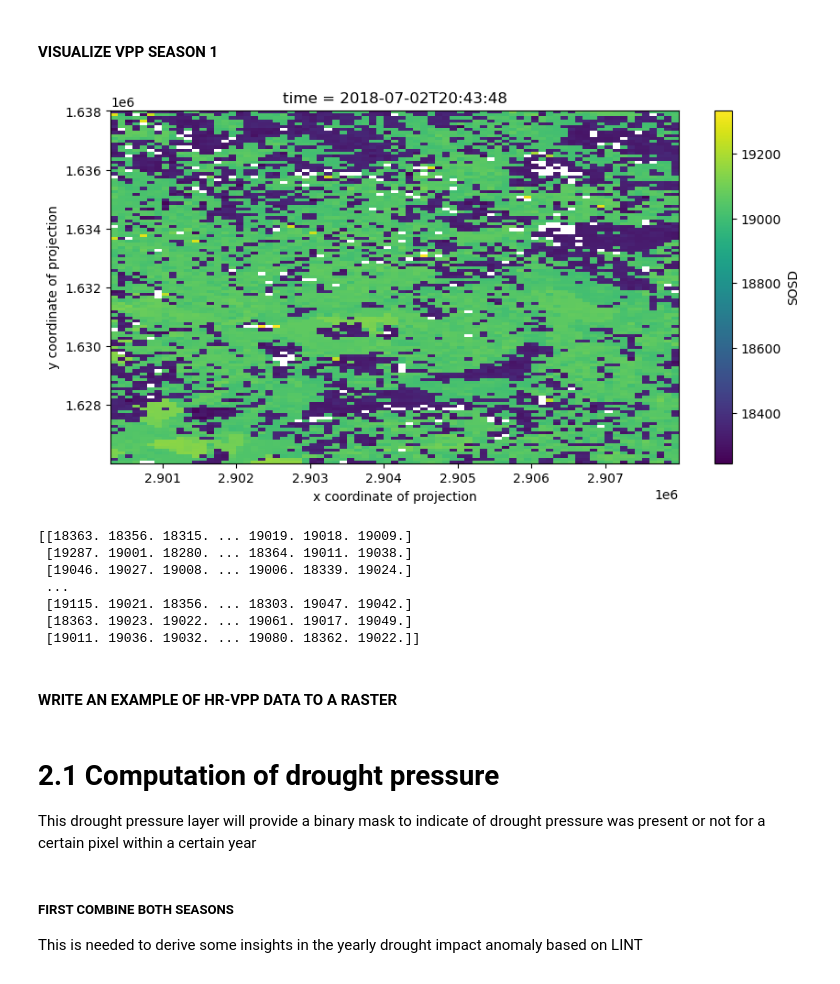
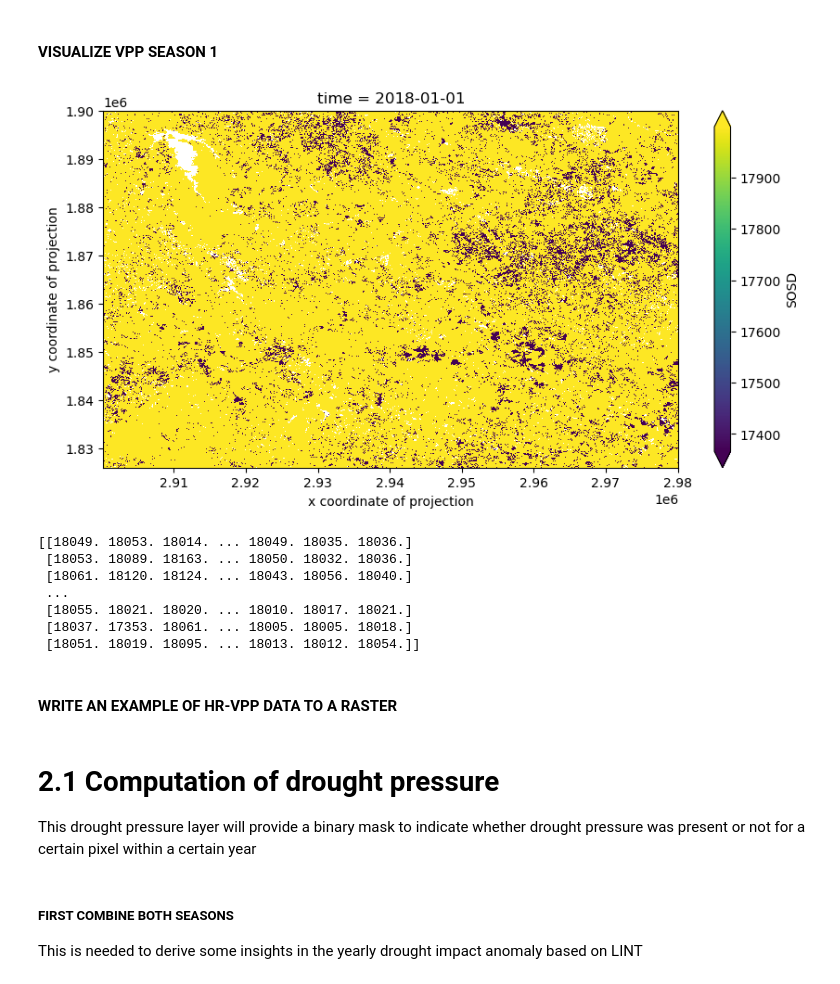
Before and after one commit to VITObelgium/HR-VPP-High-Resolution-Vegetation-Phenology-and-Productivity, a Jupyter notebook: scripts/usecases/notebooks/HR-VPP_drought_usecase.ipynb, the cells around one changed output. Saved outputs shown, nothing was run; the diff lists cells and outputs as text; code cells hidden in the pictures.

Commit message:
Vesion2021_11_18:Drought impact from HR-VPP

```diff
--- a/scripts/usecases/notebooks/HR-VPP_drought_usecase.ipynb
+++ b/scripts/usecases/notebooks/HR-VPP_drought_usecase.ipynb
@@ -117,7 +117,7 @@ Before comparing the two workflows, we will select an Area Of Interest (AOI) tha
 # %%
 # Bounding box in EPSG 3035
 aoi_coords_or = (3893000,3113000,3900000,3115000)#(3893000, 3105416, 3900000, 3110000)
-aoi_coords = (2900300,1626022,2908000,1638000)#(2900300,1626022,2907000,1629000)
+aoi_coords = (2900300,1826022,2980000,1900000)#(2900300,1826022,3000000,1900000) #(2900300,1626022,2908000,1638000)
 # %%
 # For plotting the extent on a map, convert to EPSG:4326
 proj_to_WGS = pyproj.Transformer.from_crs(3035, 4326, always_xy=True)
@@ -188,7 +188,7 @@ os.makedirs(output_folder_csv, exist_ok= True)
 
 In this section we will use the xcube library to build cube and process the SMA data.
 # %%
-def create_xcube_data(band_names, aoi_coords, proj_code, time_period, collection_id, sh_credentials, time_range, spatial_res = 10, creodias = False, datatype  = 'UINT16'):
+def create_xcube_data(band_names, aoi_coords, proj_code, collection_id, sh_credentials, time_range, spatial_res = 10, creodias = False, datatype  = 'UINT16'):
     """Create a datacube from a certain collection ID. This datacube will be clipped to a certain bounding box.
 
     :param band_names: list of bands that need to be requested for the collection #check the documentation to know the available bands.
@@ -197,8 +197,6 @@ def create_xcube_data(band_names, aoi_coords, proj_code, time_period, collection
     :type aoi_coords: tupe with ints or floats
     :param proj_code : url to the projection code in which the datacube should be delivered
     :type proj_code: str
-    :param time_period: the temporal resolution in which the datacube should be delivererd e.g.'1Y' (one layer each year)
-    :type time_period: str
     :param collection_id: the ID of the collection in the EDC to get access to it
     :type collection_id: str
     :param sh_credentials: EDC credentials to access the collection
@@ -215,13 +213,14 @@ def create_xcube_data(band_names, aoi_coords, proj_code, time_period, collection
     :return: datacube with the loaded collection
     :rtype: Xarray dataset
     """
+    aoi_coords = (aoi_coords[0]-spatial_res, aoi_coords[1]-spatial_res, aoi_coords[2] + spatial_res, aoi_coords[3] + spatial_res)
 
     cube_config = CubeConfig(dataset_name='CUSTOM',
                          band_names=band_names,
                          bbox=aoi_coords,
                          crs = proj_code,
                          time_range= time_range,
-                         time_period=time_period,
+                         time_period=None,
                          spatial_res=spatial_res,
                          band_sample_types=datatype,
                          collection_id=collection_id
@@ -960,10 +963,9 @@ ST_cube = ST_cube.where(ST_cube.PPI != 32768, drop=True)
 #### Open VPP parameters cube
 # %%
 bands_VPP = ['SOSD', 'EOSD','TPROD', 'LENGTH']
-time_stamp = '1Y'
 time_range = ['2017-01-01','2020-12-31']
-VPP_cube_S1 = create_xcube_data(bands_VPP, aoi_coords_LAEA, projection_code_LAEA, time_stamp, vpp_s1_collection, sh_credentials, time_range, creodias = True, spatial_res = spatial_res_HRVPP).dropna(dim="time")
-VPP_cube_S2 = create_xcube_data(bands_VPP, aoi_coords_LAEA, projection_code_LAEA, time_stamp, vpp_s2_collection, sh_credentials, time_range, creodias = True, spatial_res = spatial_res_HRVPP).dropna(dim="time")
+VPP_cube_S1 = create_xcube_data(bands_VPP, aoi_coords_LAEA, projection_code_LAEA, vpp_s1_collection, sh_credentials, time_range, creodias = True, spatial_res = spatial_res_HRVPP).dropna(dim="time")
+VPP_cube_S2 = create_xcube_data(bands_VPP, aoi_coords_LAEA, projection_code_LAEA, vpp_s2_collection, sh_credentials, time_range, creodias = True, spatial_res = spatial_res_HRVPP).dropna(dim="time")
 VPP_cube_S1 = VPP_cube_S1.where(VPP_cube_S1.SOSD != 0, drop=True)
 VPP_cube_S2 = VPP_cube_S2.where(VPP_cube_S2.SOSD != 0, drop=True)
 # %% [markdown]
@@ -976,18 +978,18 @@ plt.show()
 # %% [markdown]
 #### VISUALIZE VPP SEASON 1
 # %%
-VPP_cube_S1.SOSD.sel(time='2018-06-01 12:00:00', method='nearest').plot.imshow(figsize=(10, 5))
+VPP_cube_S1.SOSD.sel(time='2018-01-01 12:00:00', method='nearest').plot.imshow(figsize=(10, 5), vmin = 17366, vmax = 17999)
 plt.show()
-print(VPP_cube_S1.SOSD.sel(time='2018-06-01 12:00:00', method='nearest').values)
+print(VPP_cube_S1.SOSD.sel(time='2018-01-01 12:00:00', method='nearest').values)
 # %% [output]
-[figure, old version]
+[figure, new version]
-[[18363. 18356. 18315. ... 19019. 19018. 19009.]
- [19287. 19001. 18280. ... 18364. 19011. 19038.]
- [19046. 19027. 19008. ... 19006. 18339. 19024.]
+[[18049. 18053. 18014. ... 18049. 18035. 18036.]
+ [18053. 18089. 18163. ... 18050. 18032. 18036.]
+ [18061. 18120. 18124. ... 18043. 18056. 18040.]
  ...
- [19115. 19021. 18356. ... 18303. 19047. 19042.]
- [18363. 19023. 19022. ... 19061. 19017. 19049.]
- [19011. 19036. 19032. ... 19080. 18362. 19022.]]
+ [18055. 18021. 18020. ... 18010. 18017. 18021.]
+ [18037. 17353. 18061. ... 18005. 18005. 18018.]
+ [18051. 18019. 18095. ... 18013. 18012. 18054.]]
 # %% [markdown]
 #### WRITE AN EXAMPLE OF HR-VPP DATA TO A RASTER
 # %%
@@ -999,7 +1001,7 @@ write_raster(aoi_coords_LAEA,VPP_cube_S1['SOSD'], datatype, outname_raster,band_
 # %% [markdown]
 # 2.1 Computation of drought pressure <a id='2.1'></a>
 
-This drought pressure layer will provide a binary mask to indicate of drought pressure was present or not for a certain pixel within a certain year
+This drought pressure layer will provide a binary mask to indicate whether drought pressure was present or not for a certain pixel within a certain year
 # %%
 def combine_VPP_both_seasons(VPP_S1, VPP_S2):
     VPP_cube_combined = xr.Dataset()
```
Also changed, not shown: parts of 33 cells of this notebook.
